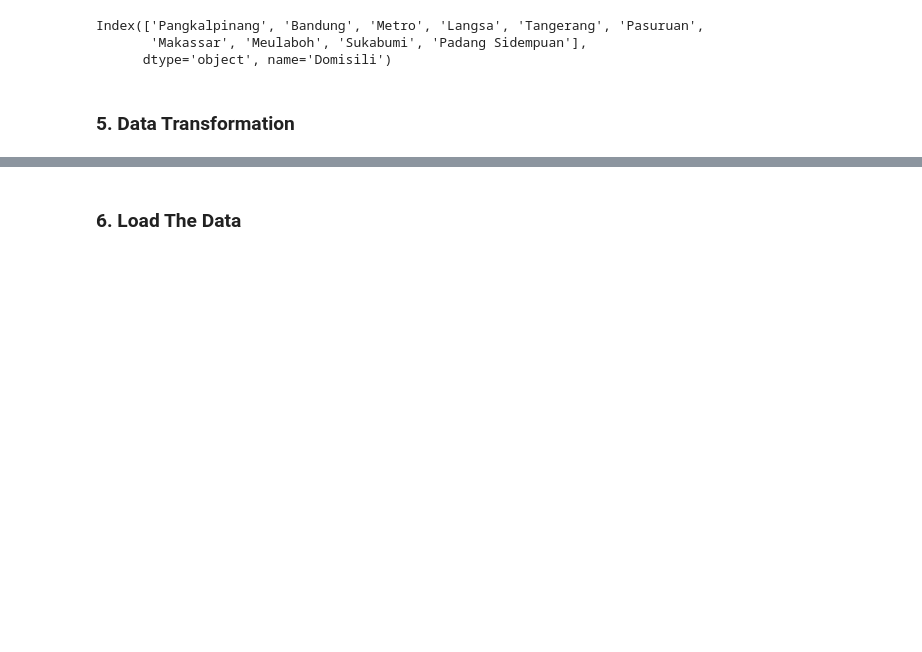
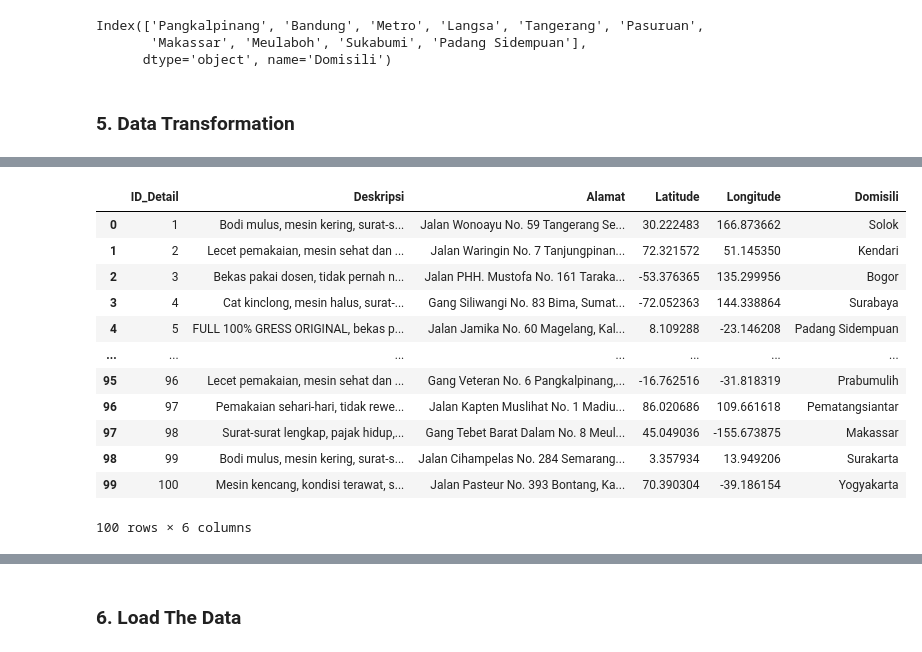
Before and after one commit to rzkybagaskara/bronze-dwh, a Jupyter notebook: notebook.ipynb, the cells around one changed output, grey strips where cells are left out. Cells and saved outputs as stored; diff of their text form; code cells hidden in the pictures; blank space fills up the shorter version.

```diff
--- a/notebook.ipynb
+++ b/notebook.ipynb
@@ -189,0 +239,3 @@ Index(['Pangkalpinang', 'Bandung', 'Metro', 'Langsa', 'Tangerang', 'Pasuruan',
+# %%
+new_ads_address = address_standardization(detail_iklan_data, 'Alamat')
+new_ads_address
@@ -189,0 +255,18 @@ Index(['Pangkalpinang', 'Bandung', 'Metro', 'Langsa', 'Tangerang', 'Pasuruan',
+# %%
+#replace the old field with new one
+detail_iklan_data['Alamat'] = new_ads_address
+detail_iklan_data
+# %% [output]
+|  | ID_Detail | Deskripsi | Alamat | Latitude | Longitude | Domisili |
+| 0 | 1 | Bodi mulus, mesin kering, surat-s... | Jalan Wonoayu No. 59 Tangerang Se... | 30.222483 | 166.873662 | Solok |
+| 1 | 2 | Lecet pemakaian, mesin sehat dan ... | Jalan Waringin No. 7 Tanjungpinan... | 72.321572 | 51.145350 | Kendari |
+| 2 | 3 | Bekas pakai dosen, tidak pernah n... | Jalan PHH. Mustofa No. 161 Taraka... | -53.376365 | 135.299956 | Bogor |
+| 3 | 4 | Cat kinclong, mesin halus, surat-... | Gang Siliwangi No. 83 Bima, Sumat... | -72.052363 | 144.338864 | Surabaya |
+| 4 | 5 | FULL 100% GRESS ORIGINAL, bekas p... | Jalan Jamika No. 60 Magelang, Kal... | 8.109288 | -23.146208 | Padang Sidempuan |
+| ... | ... | ... | ... | ... | ... | ... |
+| 95 | 96 | Lecet pemakaian, mesin sehat dan ... | Gang Veteran No. 6 Pangkalpinang,... | -16.762516 | -31.818319 | Prabumulih |
+| 96 | 97 | Pemakaian sehari-hari, tidak rewe... | Jalan Kapten Muslihat No. 1 Madiu... | 86.020686 | 109.661618 | Pematangsiantar |
+| 97 | 98 | Surat-surat lengkap, pajak hidup,... | Gang Tebet Barat Dalam No. 8 Meul... | 45.049036 | -155.673875 | Makassar |
+| 98 | 99 | Bodi mulus, mesin kering, surat-s... | Jalan Cihampelas No. 284 Semarang... | 3.357934 | 13.949206 | Surakarta |
+| 99 | 100 | Mesin kencang, kondisi terawat, s... | Jalan Pasteur No. 393 Bontang, Ka... | 70.390304 | -39.186154 | Yogyakarta |
+100 rows × 6 columns
```
Also changed, not shown: parts of 14 cells of this notebook.
